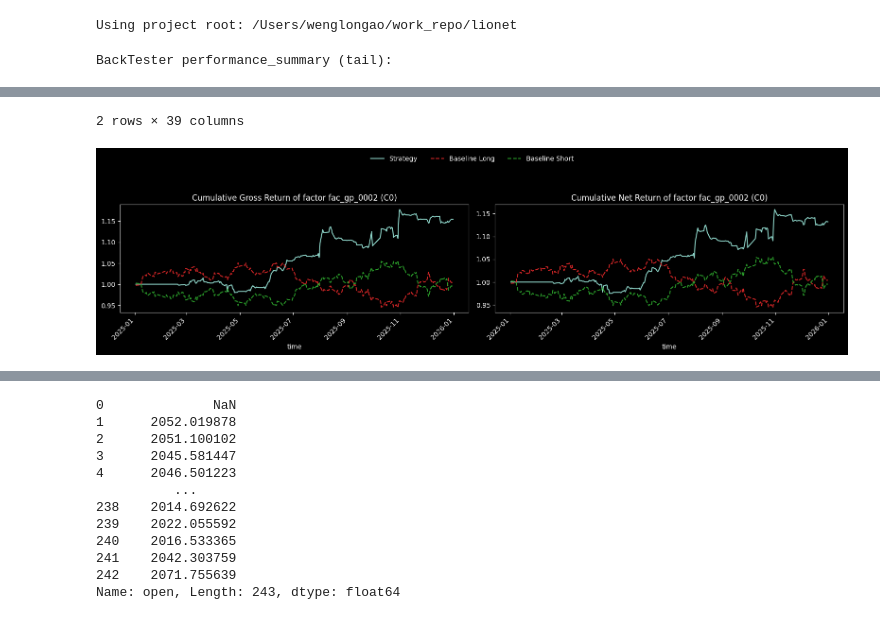
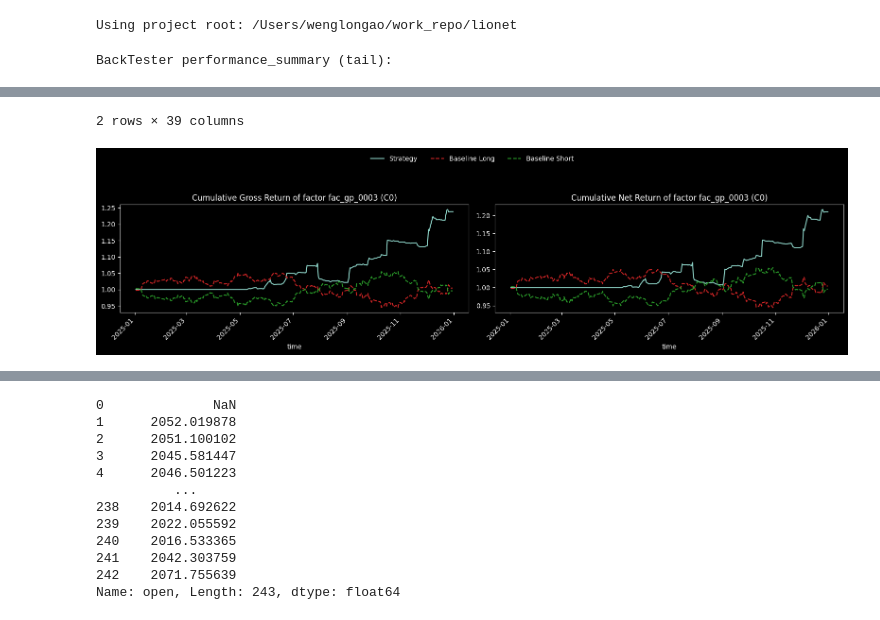
Before and after one commit to leoweng111/lionet, a Jupyter notebook: notebook/backtest_20260327.ipynb, the cells around one changed output, grey strips where cells are left out. Drawn from its saved outputs; the diff is of its cells as text; code cells hidden in the pictures.

```diff
--- a/notebook/backtest_20260327.ipynb
+++ b/notebook/backtest_20260327.ipynb
@@ -22,8 +22,15 @@ Using project root: /Users/wenglongao/work_repo/lionet
 from factors.backtest import BackTester
 
 # 与 demo_strategy.py 保持一致
-VERSION = "20260330_gp_test"
-FACTOR_NAME = "fac_gp_0002"
+COLLECTION = "factor_fusion"
+VERSION = "20260412_factor_fusion_test_1"
+FACTOR_NAME = "fusion_avg_weight_2"
+
+# 这个因子表现比较好。
+COLLECTION = "genetic_programming"
+VERSION = "20260408_gp_test_2"
+FACTOR_NAME = "fac_gp_0003"
+
 INSTRUMENT_ID = "C0"
 START_TIME = "20250101"
 END_TIME = "20251231"
@@ -31,18 +38,19 @@ END_TIME = "20251231"
 bt = BackTester(
     fc_name_list=[FACTOR_NAME],
     version=VERSION,
+    collection=COLLECTION,
     instrument_type="futures_continuous_contract",
     instrument_id_list=[INSTRUMENT_ID],
     fc_freq="1d",
     data=None,  # 走数据库加载行情 + 因子公式
     start_time=START_TIME,
+    # start_time='20200101',
     end_time=END_TIME,
     portfolio_adjust_method="1D",
     interest_method="simple",
     risk_free_rate=False,
     calculate_baseline=True,
     apply_weighted_price=True,
-    apply_rolling_norm=True,
     n_jobs=5,
 )
 
@@ -66,2 +74,2 @@ BackTester performance_summary (tail):
 2 rows × 39 columns
-[figure, old version]
+[figure, new version]
```
Also changed, not shown: parts of 4 cells of this notebook, 3 other files.
